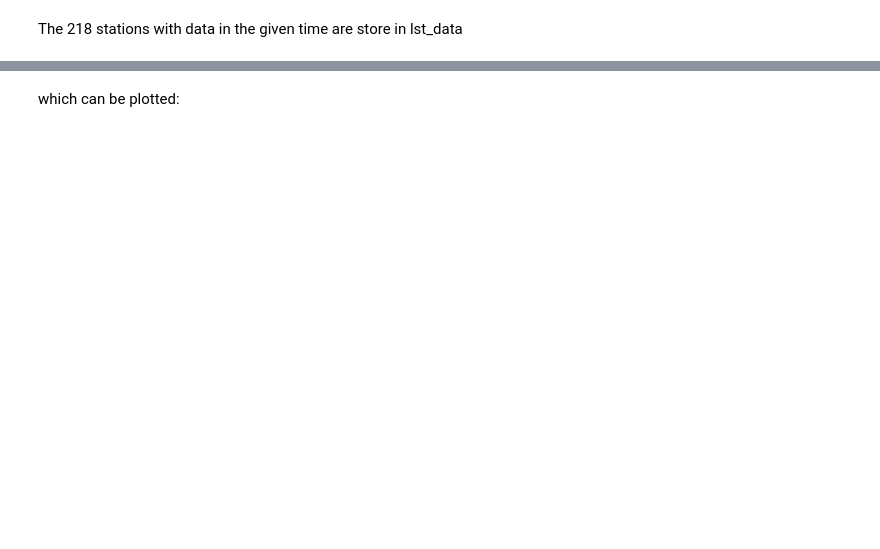
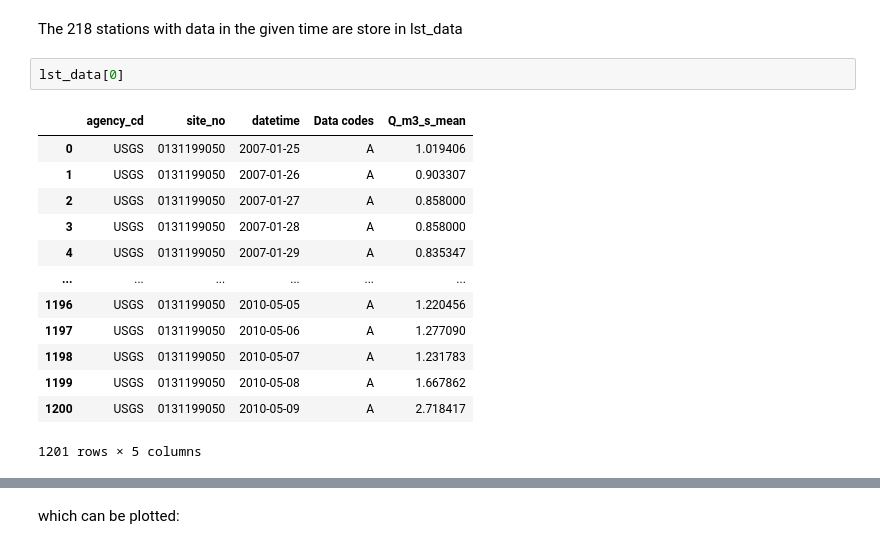
Before and after one commit to Daafip/ENVM1502-Catchment-model, a Jupyter notebook: Python files/Q_Loading discharge data.ipynb, the cells around one changed output, grey strips where cells are left out. Saved outputs shown, nothing was run; the diff lists cells and outputs as text; blank space fills up the shorter version.

```diff
--- a/Python files/Q_Loading discharge data.ipynb
+++ b/Python files/Q_Loading discharge data.ipynb
@@ -235,5 +234,21 @@ else:
 # %% [markdown]
 The 218 stations with data in the given time are store in lst_data
+# %%
+lst_data[0]
+# %% [output]
+|  | agency_cd | site_no | datetime | Data codes | Q_m3_s_mean |
+| 0 | USGS | 0131199050 | 2007-01-25 | A | 1.019406 |
+| 1 | USGS | 0131199050 | 2007-01-26 | A | 0.903307 |
+| 2 | USGS | 0131199050 | 2007-01-27 | A | 0.858000 |
+| 3 | USGS | 0131199050 | 2007-01-28 | A | 0.858000 |
+| 4 | USGS | 0131199050 | 2007-01-29 | A | 0.835347 |
+| ... | ... | ... | ... | ... | ... |
+| 1196 | USGS | 0131199050 | 2010-05-05 | A | 1.220456 |
+| 1197 | USGS | 0131199050 | 2010-05-06 | A | 1.277090 |
+| 1198 | USGS | 0131199050 | 2010-05-07 | A | 1.231783 |
+| 1199 | USGS | 0131199050 | 2010-05-08 | A | 1.667862 |
+| 1200 | USGS | 0131199050 | 2010-05-09 | A | 2.718417 |
+1201 rows × 5 columns
 # %%
 len(lst_data)
 # %% [output]
```
Also changed, not shown: parts of 5 cells of this notebook, 7 other files.
